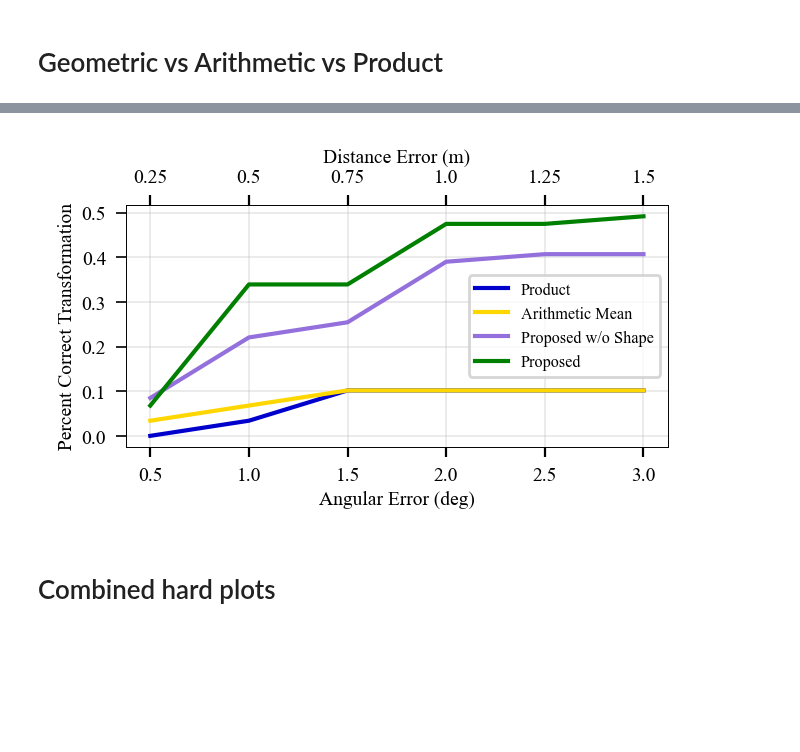
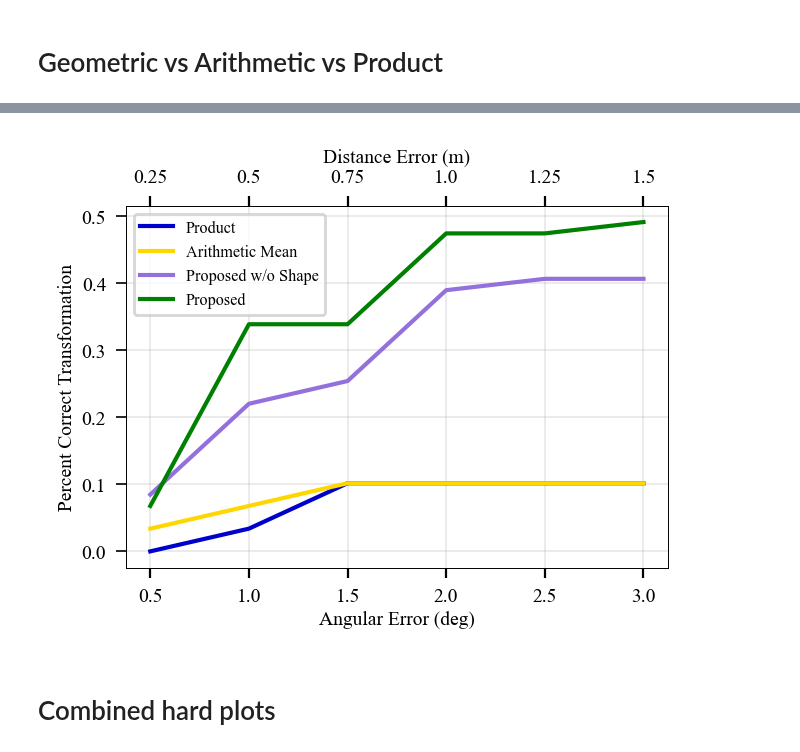
Before and after one commit to mit-acl/roman, a Jupyter notebook: notebooks/submap_align/paper_results.ipynb, the cells around one changed output, grey strips where cells are left out. Saved outputs shown, nothing was run; the diff lists cells and outputs as text; code cells hidden in the pictures; blank space fills up the shorter version.

```diff
--- a/notebooks/submap_align/paper_results.ipynb
+++ b/notebooks/submap_align/paper_results.ipynb
@@ -7,6 +7,8 @@ from typing import List, Tuple, Dict
 from evaluate_prf1 import evaluate_prf1, prf1_sweep
 
 plt.style.use('/home/masonbp/computer/python/matplotlib/publication.mplstyle')
+
+SAVE = False
 # %%
 # def prf1_plot(precisions, recalls, f1s, assoc_reqs):
 #     fig, ax = plt.subplots(1,3)
@@ -66,8 +68,13 @@ def reg_accuracy_sweep(pkl_paths, req_overlap=0.5):
 
     return np.array(correct_loc) / total_loc, total_loc, req_err_ang_dist_pairs
 # %%
+results_dir = "/home/masonbp/results/submap_align/20_paper"
+geoariprod_results_dir = "/home/masonbp/results/submap_align/19_fusion"
+# results_dir = "/home/masonbp/results/submap_align/28_vio/gt_same_segtrack"
+
 # all_methods = ['ransac100K', 'ransac1M', 'point3d', 'prunevol3d', 'prunevolgrav', 'gravity', 'extentvolgrav', 'extentvolgrav_noeps']
-all_methods = ['ransac100K', 'ransac1M', 'ransac10M', 'point3d', 'prunevol3d', 'prunevolgrav', 'gravity', 'extentvolgrav']
+# all_methods = ['ransac100K', 'ransac1M', 'ransac10M', 'point3d', 'prunevol3d', 'prunevolgrav', 'gravity', 'extentvolgrav']
+all_methods = ['ransac100K', 'ransac1M', 'point3d', 'prunevol3d', 'prunevolgrav', 'gravity', 'extentvolgrav']
 fusion_methods = ['product', 'arithmetic_mean', 'geometric_mean']
 final_method_list = ['ransac100K', 'ransac1M', 'point3d', 'prunevolgrav', 'gravity', 'product', 'arithmetic_mean', 'extentvolgrav']
 # final_method_list = ['ransac100K', 'ransac1M', 'ransac10M', 'point3d', 'prunevolgrav', 'gravity', 'product', 'arithmetic_mean', 'extentvolgrav']
@@ -118,8 +125,7 @@ full_names = {
     'product': 'Product'
 
 }
-results_dir = "/home/masonbp/results/west_point_2023/segment_align/20_paper"
-geoariprod_results_dir = "/home/masonbp/results/west_point_2023/segment_align/19_fusion"
+
 all_sub_dirs = [
     "sparkal2_sparkal1_same",
     "acl_jackal2_sparkal2_same",
@@ -130,7 +136,8 @@ all_sub_dirs = [
 ]
 
 fig_width = 3.5
-fig_height = fig_width*0.5
+fig_height = fig_width*0.5 # paper
+fig_height = fig_width*0.75 # presentation
 
 for method in all_methods:
     if method not in colors:
@@ -184,10 +192,14 @@ percent_correct = {}
 
 for method in methods:
     pkl_paths = [f"{results_dir}/{sub_dir}/{method}.pkl" for sub_dir in sub_dirs]
-    pc_meth, total_loc, req_err_ang_dist_pairs = reg_accuracy_sweep(pkl_paths, req_overlap=req_overlap)
-    percent_correct[method] = pc_meth
+    try:
+        pc_meth, total_loc, req_err_ang_dist_pairs = reg_accuracy_sweep(pkl_paths, req_overlap=req_overlap)
+        percent_correct[method] = pc_meth
+    except:
+        print(f"Failed to load {method}")
 
-plot_percent_correct(methods, percent_correct, req_err_ang_dist_pairs, full_names, colors, styles, legend=False)
+found_methods = [method for method in methods if method in percent_correct]
+plot_percent_correct(found_methods, percent_correct, req_err_ang_dist_pairs, full_names, colors, styles, legend=False)
 
 print(f"Max correct from Extent/Volume/Gravity registration: {np.max(percent_correct['extentvolgrav'])}")
 
@@ -310,30 +321,35 @@ ax.legend()
 # %%
 fig, ax = plt.subplots(figsize=(fig_width, fig_height), dpi=200)
 methods = ['product', 'arithmetic_mean', 'gravity', 'extentvolgrav']
 sub_dirs = [sub_dir for sub_dir in all_sub_dirs if 'same' not in sub_dir]
 req_overlap = 0.5
 percent_correct = {}
 
 for method in methods:
     if method in all_methods:
         pkl_files = [f"{results_dir}/{sub_dir}/{method}.pkl" for sub_dir in sub_dirs]
     else:
         pkl_files = [f"{geoariprod_results_dir}/{sub_dir}/{method}.pkl" for sub_dir in sub_dirs]
-    pc_meth, total_loc, req_err_ang_dist_pairs = reg_accuracy_sweep(pkl_files, req_overlap=req_overlap)
+    try:
+        pc_meth, total_loc, req_err_ang_dist_pairs = reg_accuracy_sweep(pkl_files, req_overlap=req_overlap)
+    except OSError as e:
+        print(e)
+        continue
     percent_correct[method] = pc_meth
 
 plot_percent_correct(methods, percent_correct, req_err_ang_dist_pairs, full_names, colors, styles, legend=False)
 ax.grid(True)
 ax.legend()
 fig.subplots_adjust(
     top=0.85,
     bottom=0.16,
     # left=0.13,
     # right=0.99
 )
-plt.savefig("/home/masonbp/figs/outdoor_global_loc_rss24/kmd_hard_fusion.pdf")
+if SAVE:
+    plt.savefig("/home/masonbp/figs/outdoor_global_loc_rss24/kmd_hard_fusion.pdf")
 # %% [output]
-[figure, old version]
+[figure, new version]
 # %% [markdown]
 # Combined hard plots
 # %%
```
Also changed, not shown: parts of 8 cells of this notebook, 7 other files.
